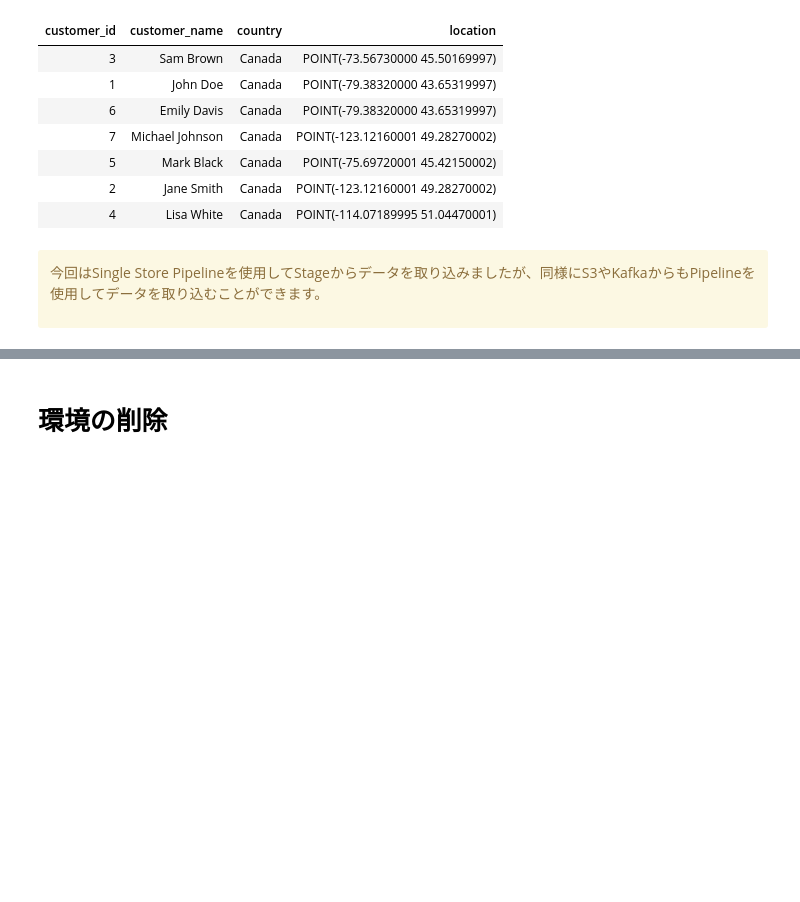
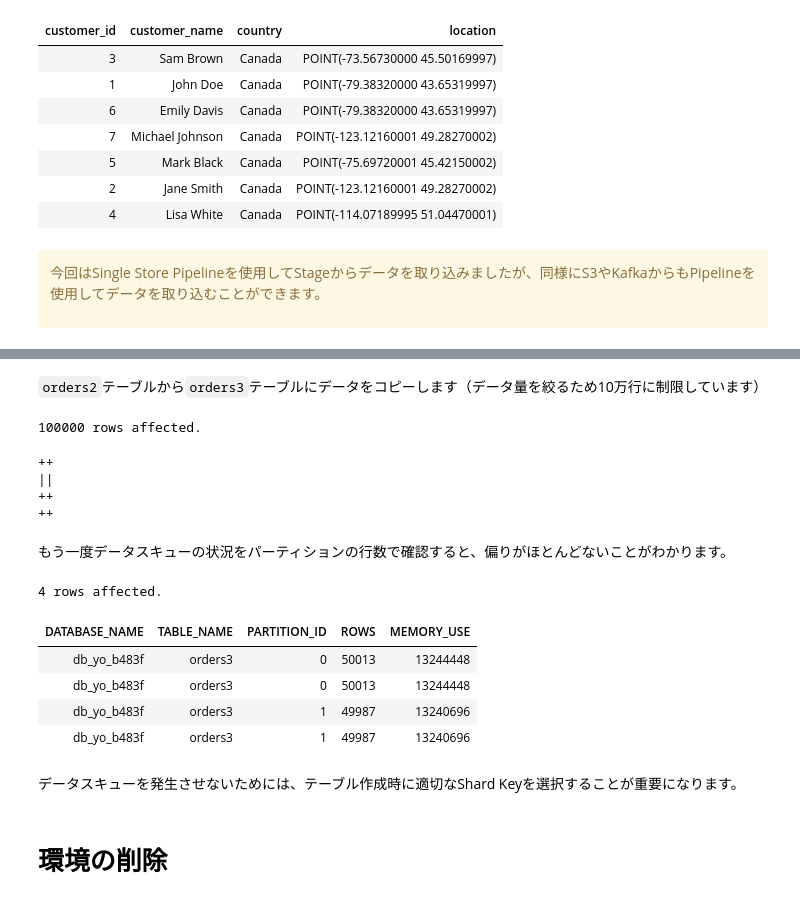
Before and after one commit to yt-s2/s2training, a Jupyter notebook: getting-started-with-singlestore-jp.ipynb, the cells around one changed output, grey strips where cells are left out. Cells and saved outputs as stored; diff of their text form; code cells hidden in the pictures; blank space fills up the shorter version.

```diff
--- a/getting-started-with-singlestore-jp.ipynb
+++ b/getting-started-with-singlestore-jp.ipynb
@@ -1151,3 +1278,35 @@ LIMIT 100;
+# %% [markdown]
+`orders2`テーブルから`orders3`テーブルにデータをコピーします（データ量を絞るため10万行に制限しています）
+# %%
+%%sql
+INSERT INTO orders3 SELECT * FROM orders2 LIMIT 100000;
+# %% [output]
+100000 rows affected.
+++
+||
+++
+++
+# %% [markdown]
+もう一度データスキューの状況をパーティションの行数で確認すると、偏りがほとんどないことがわかります。
+# %%
+%%sql
+SELECT
+    DATABASE_NAME,
+    TABLE_NAME,
+    ORDINAL AS PARTITION_ID,
+    ROWS,
+    MEMORY_USE
+FROM INFORMATION_SCHEMA.TABLE_STATISTICS
+WHERE TABLE_NAME = 'orders3';
+# %% [output]
+4 rows affected.
+| DATABASE_NAME | TABLE_NAME | PARTITION_ID | ROWS | MEMORY_USE |
+| db_yo_b483f | orders3 | 0 | 50013 | 13244448 |
+| db_yo_b483f | orders3 | 0 | 50013 | 13244448 |
+| db_yo_b483f | orders3 | 1 | 49987 | 13240696 |
+| db_yo_b483f | orders3 | 1 | 49987 | 13240696 |
+# %% [markdown]
+データスキューを発生させないためには、テーブル作成時に適切なShard Keyを選択することが重要になります。
 # %% [markdown]
 # 環境の削除
 # %% [markdown]
```
Also changed, not shown: parts of 23 cells of this notebook.
